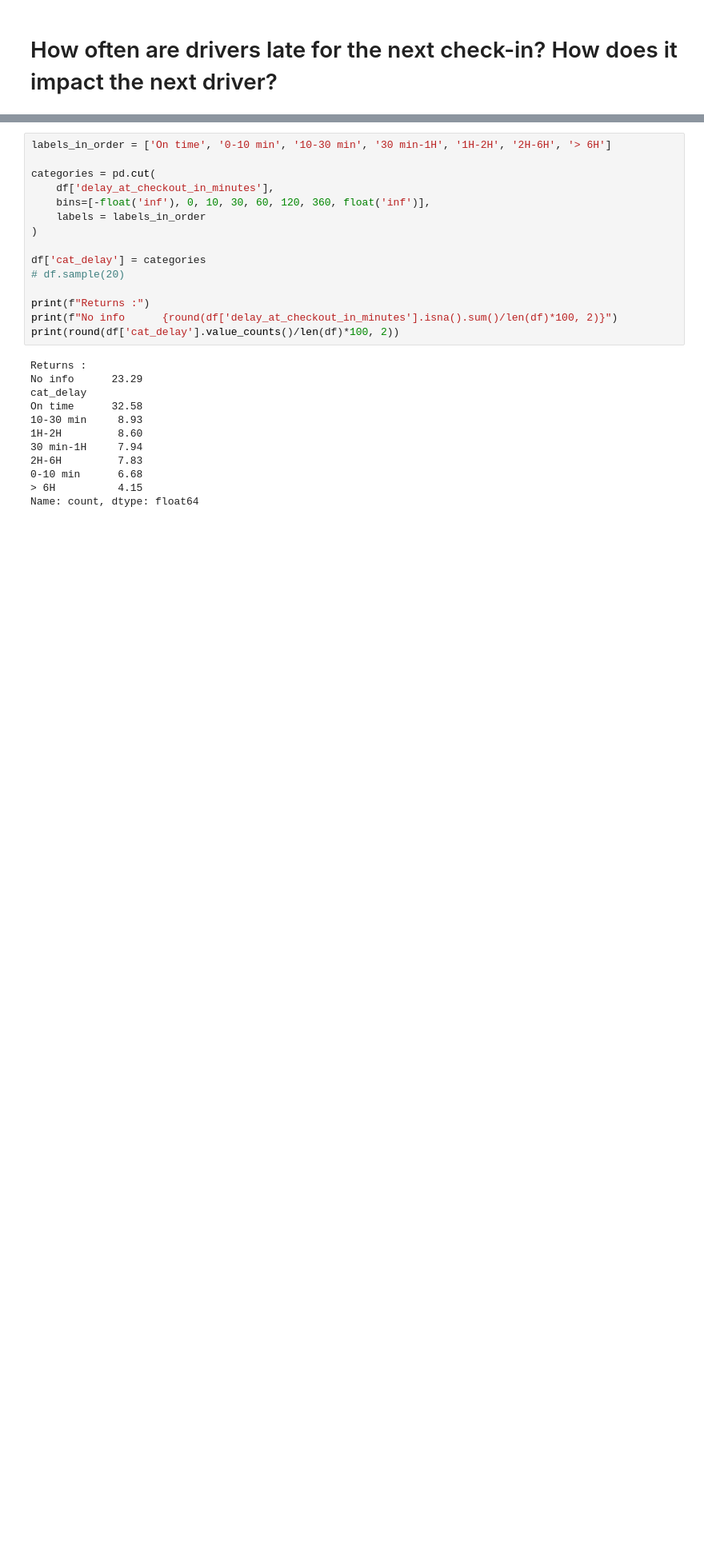
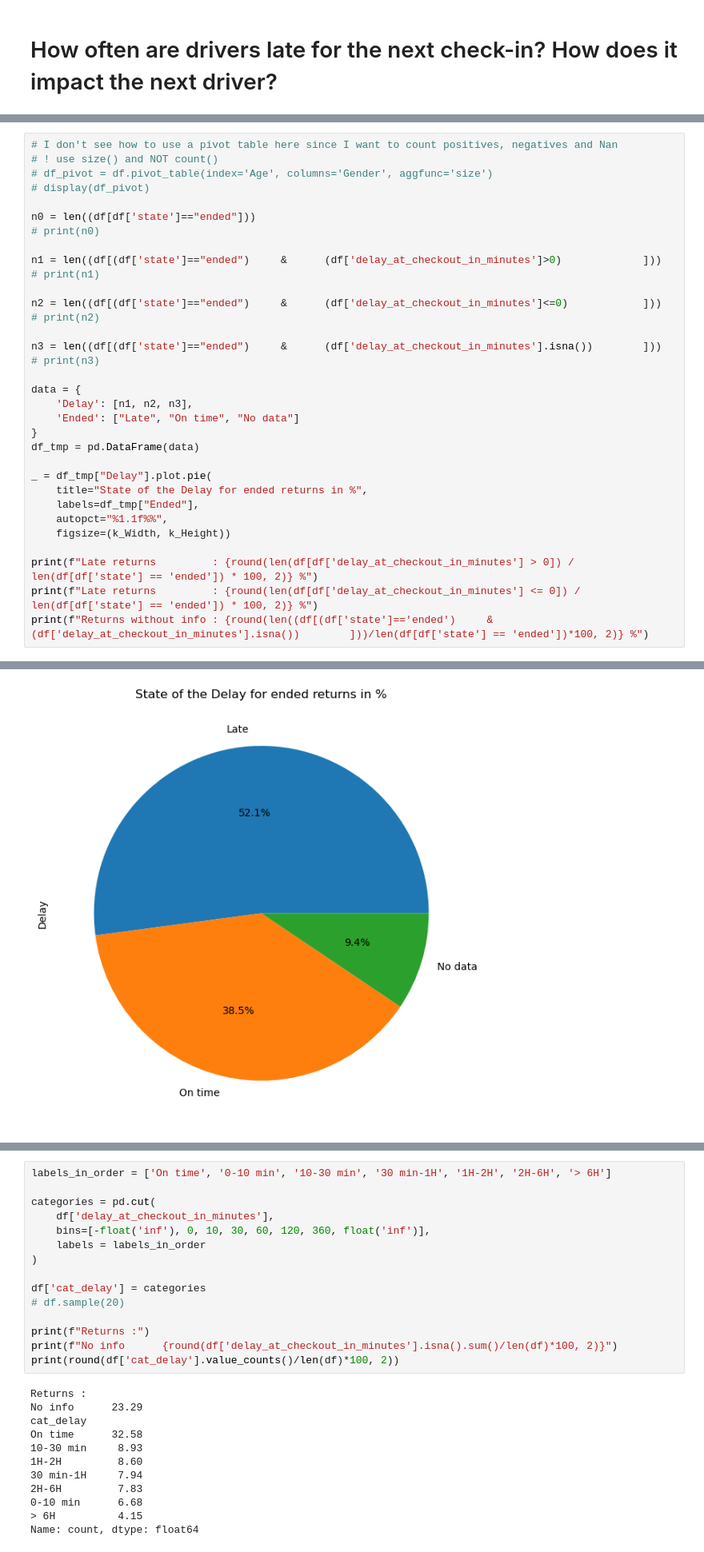
Before and after one commit to 40tude/02_Data-Science_Fullstack_march_2024, a Jupyter notebook: 08_deployment/99_Project_getaround/02_getarround.ipynb, the cells around one changed output, grey strips where cells are left out. Shown at 80% size. Drawn from its saved outputs; the diff is of its cells as text; blank space fills up the shorter version.

```diff
--- a/08_deployment/99_Project_getaround/02_getarround.ipynb
+++ b/08_deployment/99_Project_getaround/02_getarround.ipynb
@@ -384,0 +421,34 @@ Returns without info : 23.29 %
+# %%
+# I don't see how to use a pivot table here since I want to count positives, negatives and Nan
+# ! use size() and NOT count()
+# df_pivot = df.pivot_table(index='Age', columns='Gender', aggfunc='size')
+# display(df_pivot)
+
+n0 = len((df[df['state']=="ended"]))
+# print(n0)
+
+n1 = len((df[(df['state']=="ended")     &      (df['delay_at_checkout_in_minutes']>0)             ]))
+# print(n1)
+
+n2 = len((df[(df['state']=="ended")     &      (df['delay_at_checkout_in_minutes']<=0)            ]))
+# print(n2)
+
+n3 = len((df[(df['state']=="ended")     &      (df['delay_at_checkout_in_minutes'].isna())        ]))
+# print(n3)
+
+data = {
+    'Delay': [n1, n2, n3],
+    'Ended': ["Late", "On time", "No data"]
+}
+df_tmp = pd.DataFrame(data)
+
+_ = df_tmp["Delay"].plot.pie(
+    title="State of the Delay for ended returns in %",
+    labels=df_tmp["Ended"],
+    autopct="%1.1f%%",
+    figsize=(k_Width, k_Height))
+
+print(f"Late returns         : {round(len(df[df['delay_at_checkout_in_minutes'] > 0]) / len(df[df['state'] == 'ended']) * 100, 2)} %")
+print(f"Late returns         : {round(len(df[df['delay_at_checkout_in_minutes'] <= 0]) / len(df[df['state'] == 'ended']) * 100, 2)} %")
+print(f"Returns without info : {round(len((df[(df['state']=='ended')     &      (df['delay_at_checkout_in_minutes'].isna())        ]))/len(df[df['state'] == 'ended'])*100, 2)} %")
+# %% [output]
@@ -385,2 +458,3 @@ Returns without info : 23.29 %
+[figure, added]
 # %% [markdown]
 ### <span style="color:orange"><b>Comments :</b></span>
```
Also changed, not shown: parts of 27 cells of this notebook, 1 other file.
